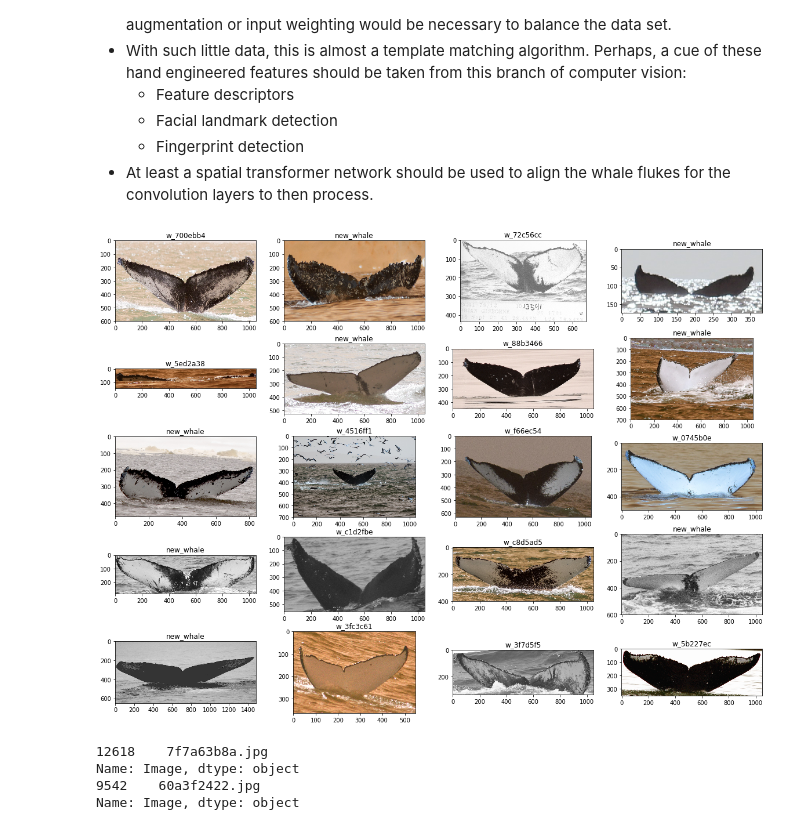
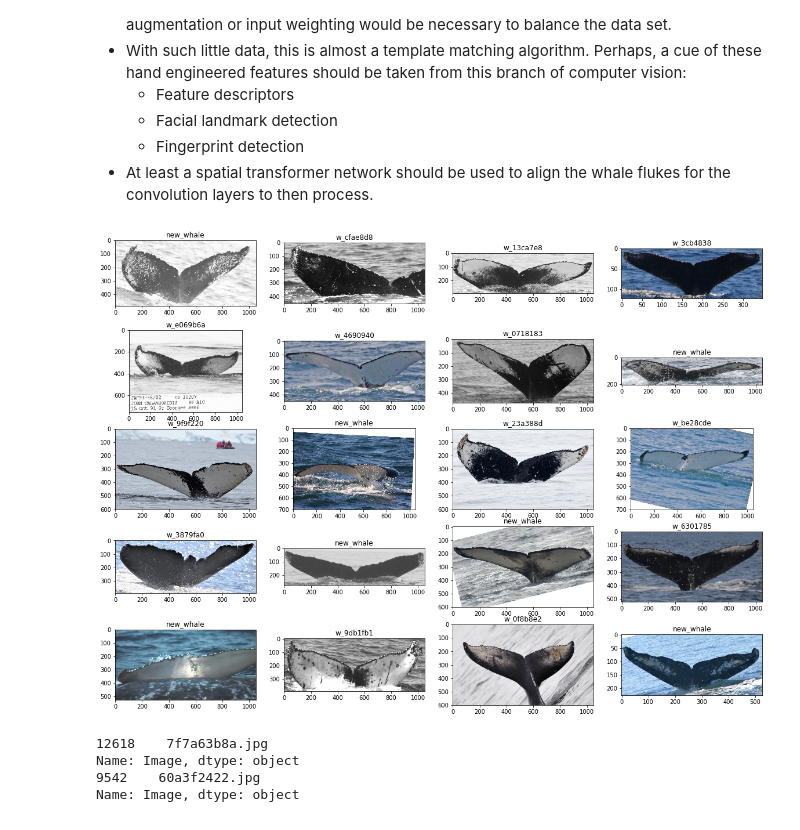
Before and after one commit to badtyprr/start-learning, a Jupyter notebook: kaggle_whale.ipynb, the cells around one changed output. Drawn from its saved outputs; the diff is of its cells as text; code cells hidden in the pictures.

```diff
--- a/kaggle_whale.ipynb
+++ b/kaggle_whale.ipynb
@@ -122,19 +122,22 @@ training_df['Id'].value_counts(ascending=True)[:-1].plot(
 # %%
 # Display a few random samples
 def display_samples(df, columns=4, rows=3):
     fig=plt.figure(figsize=(5*columns, 3*rows))
     for i in range(columns*rows):
         rand_i = np.random.randint(training_df['Id'].describe()['count'])
         image_path = df.loc[rand_i,'Image']
         image_id = df.loc[rand_i,'Id']
-        img = cv2.imread(f'dataset/train/{image_path}')
+        img = cv2.cvtColor(
+            cv2.imread(f'dataset/train/{image_path}'),
+            cv2.COLOR_BGR2RGB
+        )
         fig.add_subplot(rows, columns, i+1)
         plt.title(image_id)
         plt.imshow(img)
 
 display_samples(training_df, rows=5)
 # %% [output]
-[figure, old version]
+[figure, new version]
 # %%
 # There's a duplicate in the training set
 print(training_df['Image'].loc[training_df['Image'] == '7f7a63b8a.jpg'])
```
Also changed, not shown: parts of 2 cells of this notebook, 2 other files.
